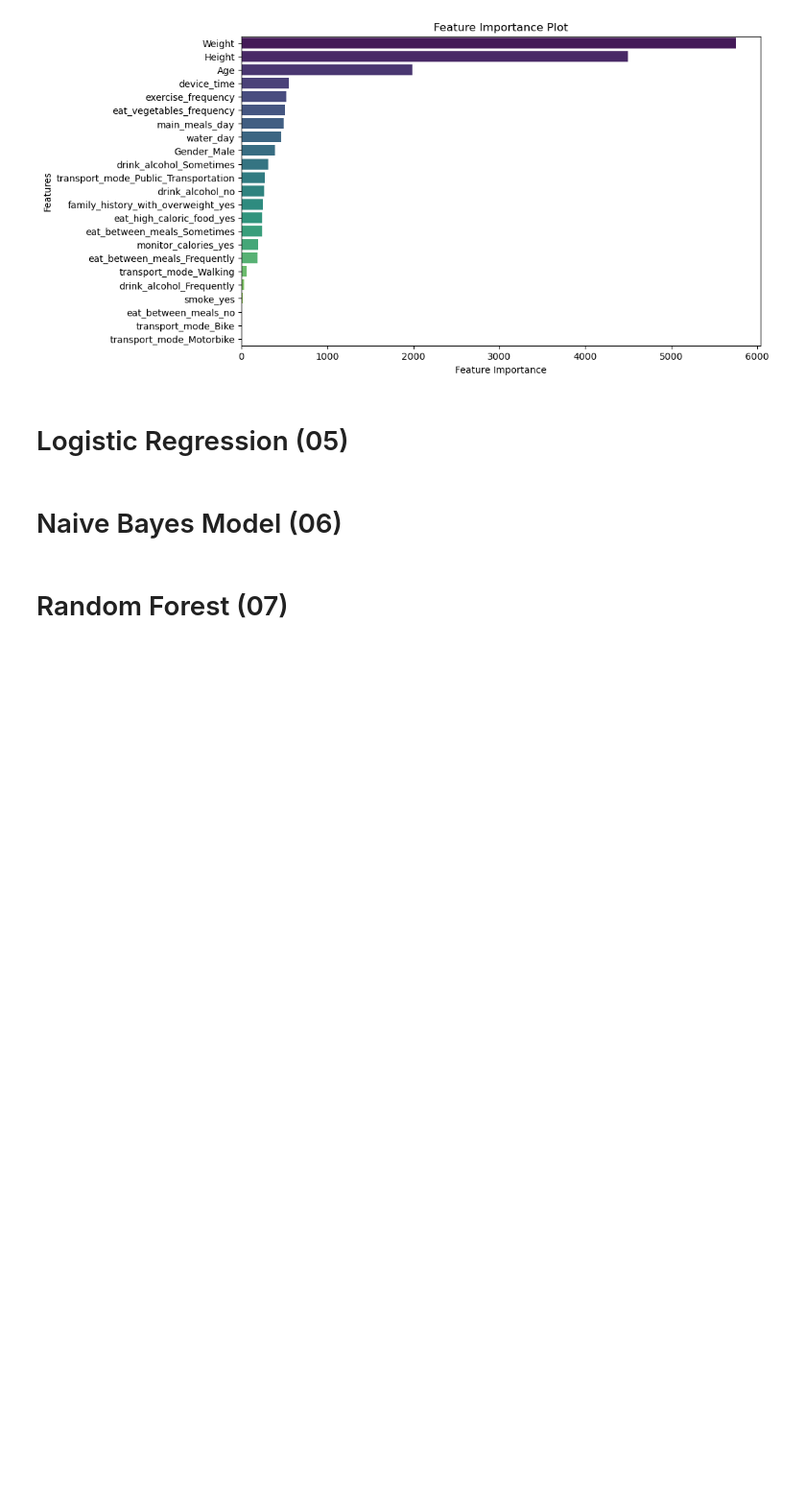
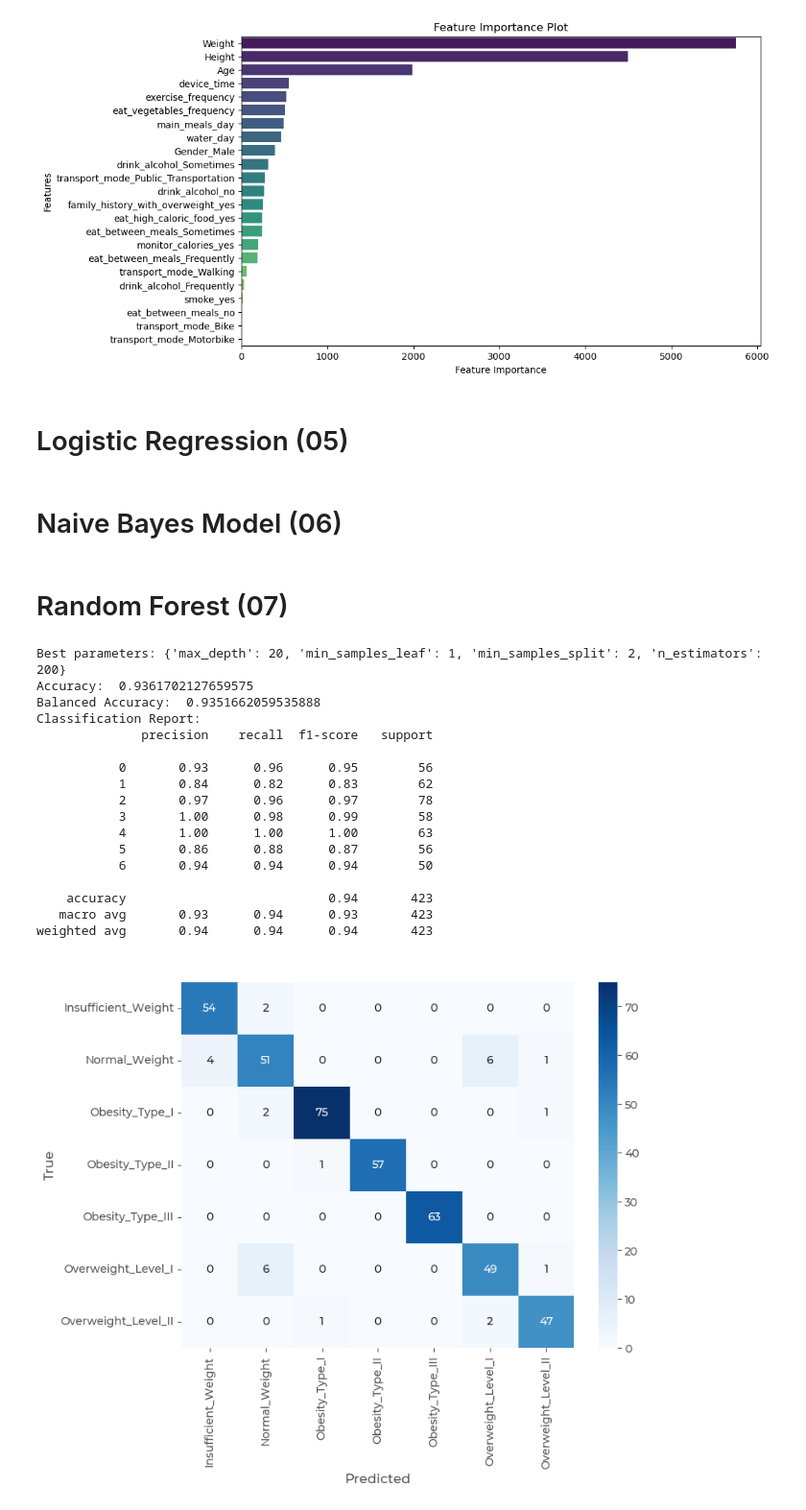
Before and after one commit to tomjoyce1/obesity, a Jupyter notebook: MASTER.ipynb, the cells around one changed output. Shown at 96% size. Saved outputs shown, nothing was run; the diff lists cells and outputs as text; code cells hidden in the pictures; blank space fills up the shorter version.

```diff
--- a/MASTER.ipynb
+++ b/MASTER.ipynb
@@ -521,21 +557,7 @@ print("Accuracy:", accuracy)
 # %%
 #4 AARON NAIVE BAYES
 
-import pandas as pd
-import matplotlib.pyplot as plt
-import numpy as np
-import seaborn as sns
-from scipy.stats import zscore
-from sklearn.preprocessing import StandardScaler
-from sklearn.model_selection import train_test_split
-import warnings
-from sklearn.naive_bayes import GaussianNB
-from sklearn.metrics import classification_report, accuracy_score
-warnings.filterwarnings('ignore')
 
-plt.style.use('ggplot')
-
-df = pd.read_csv('ObesityDataSet.csv')
 
 X = df.drop(columns=['obese_category', 'Gender', 'water_day', 'smoke', 'transport_mode'])
 y = df['obese_category']
@@ -597,16 +619,8 @@ print(classification_report(y_test_encoded, y_pred_encoded))
 # %%
 #RANDOM FOREST DARA
 
-import pandas as pd
-from sklearn.ensemble import RandomForestClassifier
-from sklearn.preprocessing import LabelEncoder
-from sklearn.model_selection import train_test_split, GridSearchCV
-from sklearn.metrics import accuracy_score, classification_report, confusion_matrix, balanced_accuracy_score, roc_auc_score
-import matplotlib.pyplot as plt
-import seaborn as sns
 
-# Load dataset
-df = pd.read_csv('datasets/train.csv')
+
 
 # Split features and target variable
 X = df.drop(columns=['obese_category'])
@@ -657,30 +671,49 @@ accuracy = accuracy_score(y_test, y_pred)
 print("Accuracy: ", accuracy)
 
 # Calculate balanced accuracy
 balanced_accuracy = balanced_accuracy_score(y_test, y_pred)
 print("Balanced Accuracy: ", balanced_accuracy)
 
 # Classification report
 print("Classification Report:")
 print(classification_report(y_test, y_pred))
 
 # Confusion matrix
 plt.figure(figsize=(8, 6))
 cm = confusion_matrix(y_test, y_pred)
 sns.heatmap(cm, annot=True, fmt='d', cmap='Blues', xticklabels=label_encoder.classes_, yticklabels=label_encoder.classes_)
 plt.xlabel('Predicted')
 plt.ylabel('True')
 plt.title('Confusion Matrix')
 plt.show()
 
 # Feature importance analysis
 feature_importance = rf_classifier_best.feature_importances_
 sorted_idx = feature_importance.argsort()[::-1]
 
 # Plot feature importance
 plt.figure(figsize=(10, 6))
 sns.barplot(x=feature_importance[sorted_idx], y=X_encoded.columns[sorted_idx], palette='viridis')
 plt.xlabel('Feature Importance')
 plt.ylabel('Features')
 plt.title('Feature Importance Plot')
 plt.show()
+# %% [output]
+Best parameters: {'max_depth': 20, 'min_samples_leaf': 1, 'min_samples_split': 2, 'n_estimators': 200}
+Accuracy:  0.9361702127659575
+Balanced Accuracy:  0.9351662059535888
+Classification Report:
+              precision    recall  f1-score   support
+
+           0       0.93      0.96      0.95        56
+           1       0.84      0.82      0.83        62
+           2       0.97      0.96      0.97        78
+           3       1.00      0.98      0.99        58
+           4       1.00      1.00      1.00        63
+           5       0.86      0.88      0.87        56
+           6       0.94      0.94      0.94        50
+
+    accuracy                           0.94       423
+   macro avg       0.93      0.94      0.93       423
+weighted avg       0.94      0.94      0.94       423
+[figure, added]
```
Also changed, not shown: parts of 19 cells of this notebook.
